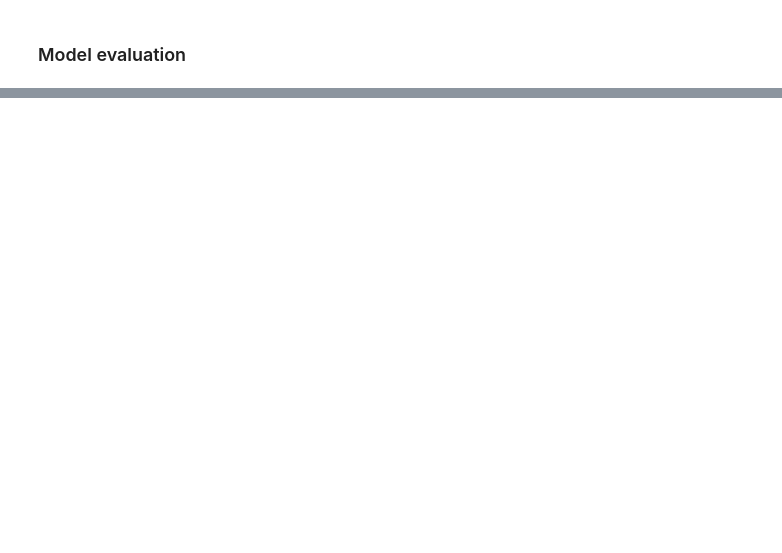
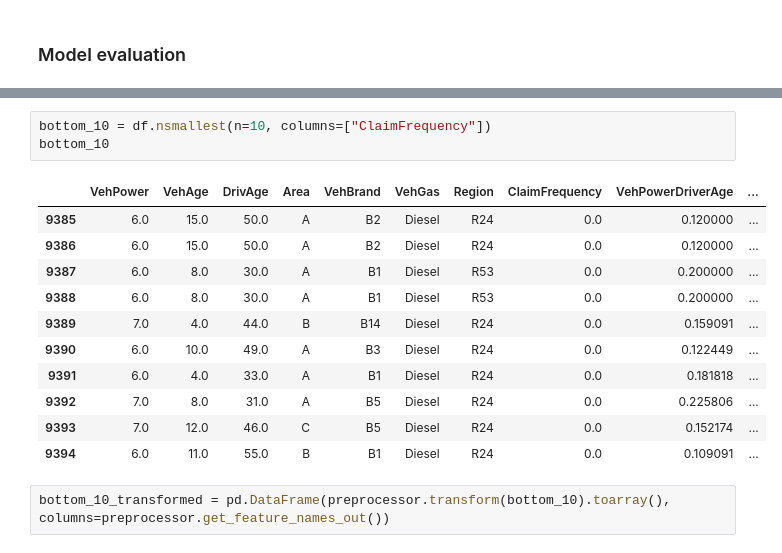
Before and after one commit to NGala540/FrequencyOfClaimsPrediction, a Jupyter notebook: GLM Model Training.ipynb, the cells around one changed output, grey strips where cells are left out. Cells and saved outputs as stored; diff of their text form; blank space fills up the shorter version.

```diff
--- a/GLM Model Training.ipynb
+++ b/GLM Model Training.ipynb
@@ -240,0 +345,17 @@ plt.show()
+# %%
+bottom_10 = df.nsmallest(n=10, columns=["ClaimFrequency"])
+bottom_10
+# %% [output]
+|  | VehPower | VehAge | DrivAge | Area | VehBrand | VehGas | Region | ClaimFrequency | VehPowerDriverAge | ... |
+| 9385 | 6.0 | 15.0 | 50.0 | A | B2 | Diesel | R24 | 0.0 | 0.120000 | ... |
+| 9386 | 6.0 | 15.0 | 50.0 | A | B2 | Diesel | R24 | 0.0 | 0.120000 | ... |
+| 9387 | 6.0 | 8.0 | 30.0 | A | B1 | Diesel | R53 | 0.0 | 0.200000 | ... |
+| 9388 | 6.0 | 8.0 | 30.0 | A | B1 | Diesel | R53 | 0.0 | 0.200000 | ... |
+| 9389 | 7.0 | 4.0 | 44.0 | B | B14 | Diesel | R24 | 0.0 | 0.159091 | ... |
+| 9390 | 6.0 | 10.0 | 49.0 | A | B3 | Diesel | R24 | 0.0 | 0.122449 | ... |
+| 9391 | 6.0 | 4.0 | 33.0 | A | B1 | Diesel | R24 | 0.0 | 0.181818 | ... |
+| 9392 | 7.0 | 8.0 | 31.0 | A | B5 | Diesel | R24 | 0.0 | 0.225806 | ... |
+| 9393 | 7.0 | 12.0 | 46.0 | C | B5 | Diesel | R24 | 0.0 | 0.152174 | ... |
+| 9394 | 6.0 | 11.0 | 55.0 | B | B1 | Diesel | R24 | 0.0 | 0.109091 | ... |
+# %%
+bottom_10_transformed = pd.DataFrame(preprocessor.transform(bottom_10).toarray(), columns=preprocessor.get_feature_names_out())
```
Also changed, not shown: parts of 22 cells of this notebook, 2 other files.
